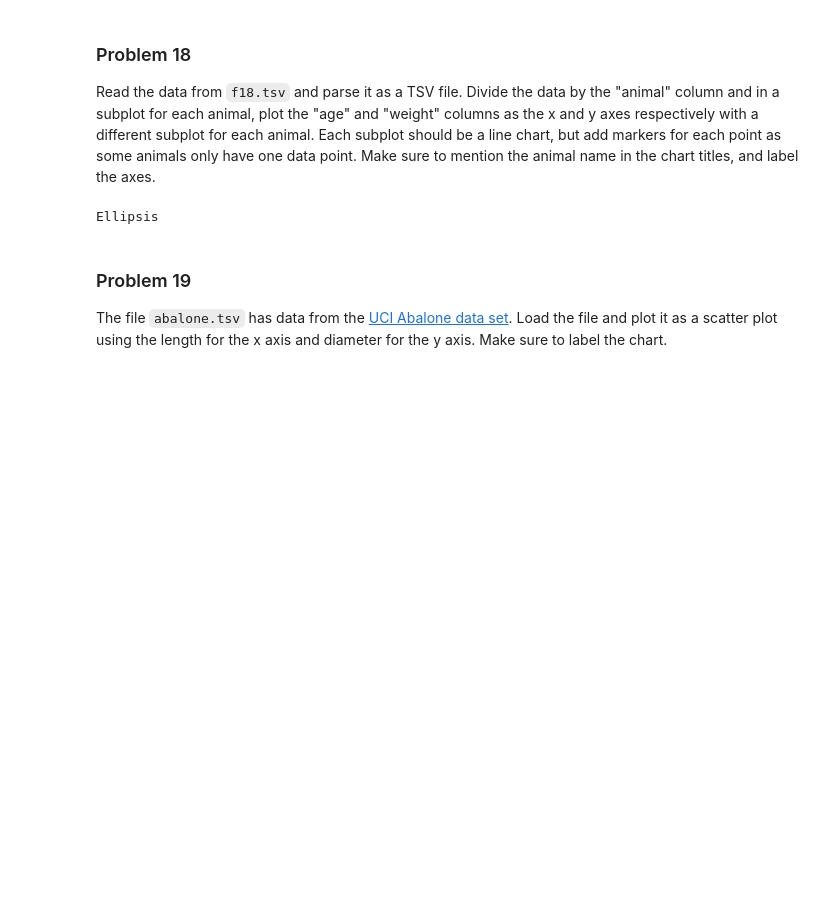
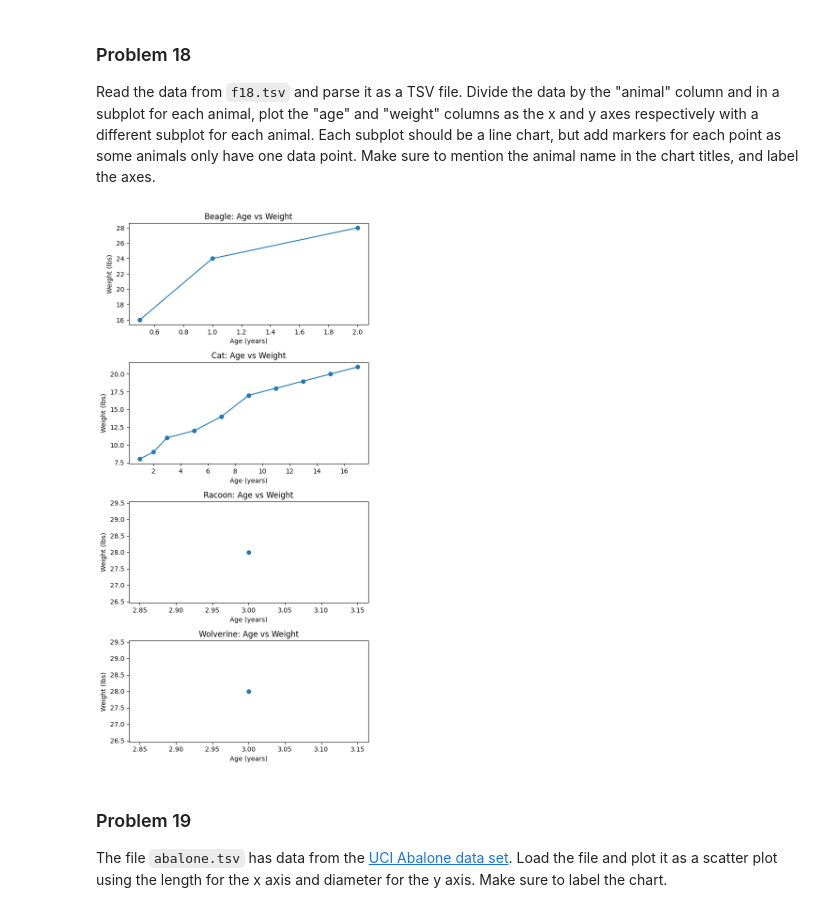
Before and after one commit to JCameronH/dx602-homework-05, a Jupyter notebook: homework.ipynb, the cells around one changed output. Cells and saved outputs as stored; diff of their text form; code cells hidden in the pictures; blank space fills up the shorter version.

```diff
--- a/homework.ipynb
+++ b/homework.ipynb
@@ -562,12 +562,38 @@ Read the data from `f18.tsv` and parse it as a TSV file.
 Divide the data by the "animal" column and in a subplot for each animal, plot the "age" and "weight" columns as the x and y axes respectively with a different subplot for each animal.
 Each subplot should be a line chart, but add markers for each point as some animals only have one data point.
 Make sure to mention the animal name in the chart titles, and label the axes.
-# %%
-# YOUR CHANGES HERE
-
-...
-# %% [output]
-Ellipsis
+# %%
+# YOUR CHANGES HERE
+
+animals = {}
+with open("f18.tsv", "r") as f:
+    lines = f.read().strip().splitlines()
+
+
+for line in lines[1:]:
+    animal, age, weight = line.strip().split("\t")
+    age = float(age)
+    weight = float(weight)
+    if animal not in animals:
+        animals[animal] = {"age": [], "weight": []}
+    animals[animal]["age"].append(age)
+    animals[animal]["weight"].append(weight)
+
+
+num_animals = len(animals)
+plt.figure(figsize=(6, 3 * num_animals))
+
+for i, (animal, data) in enumerate(animals.items(), start=1):
+    plt.subplot(num_animals, 1, i)
+    plt.plot(data["age"], data["weight"], marker="o")
+    plt.title(f"{animal.capitalize()}: Age vs Weight")
+    plt.xlabel("Age (years)")
+    plt.ylabel("Weight (lbs)")
+
+plt.tight_layout()
+plt.show()
+# %% [output]
+[figure, added]
 # %% [markdown]
 ### Problem 19
 
```
